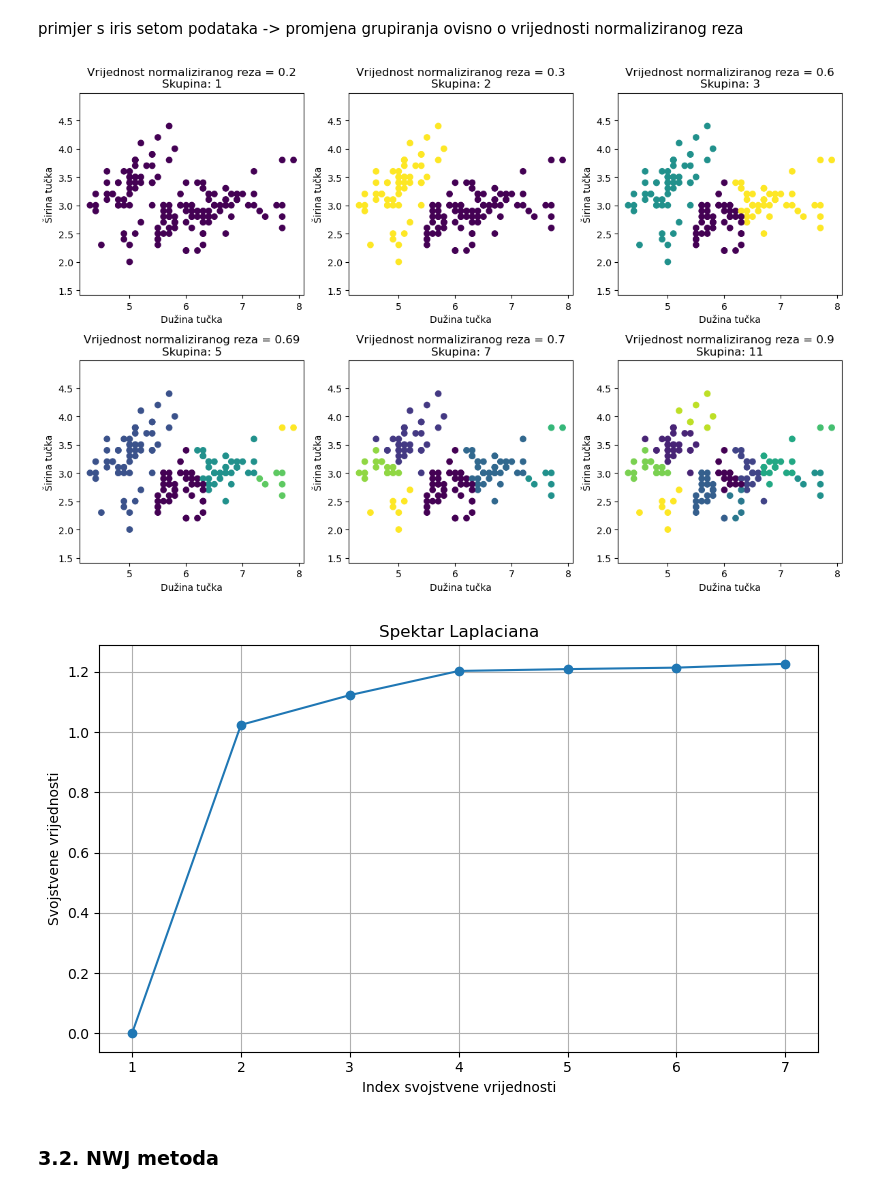
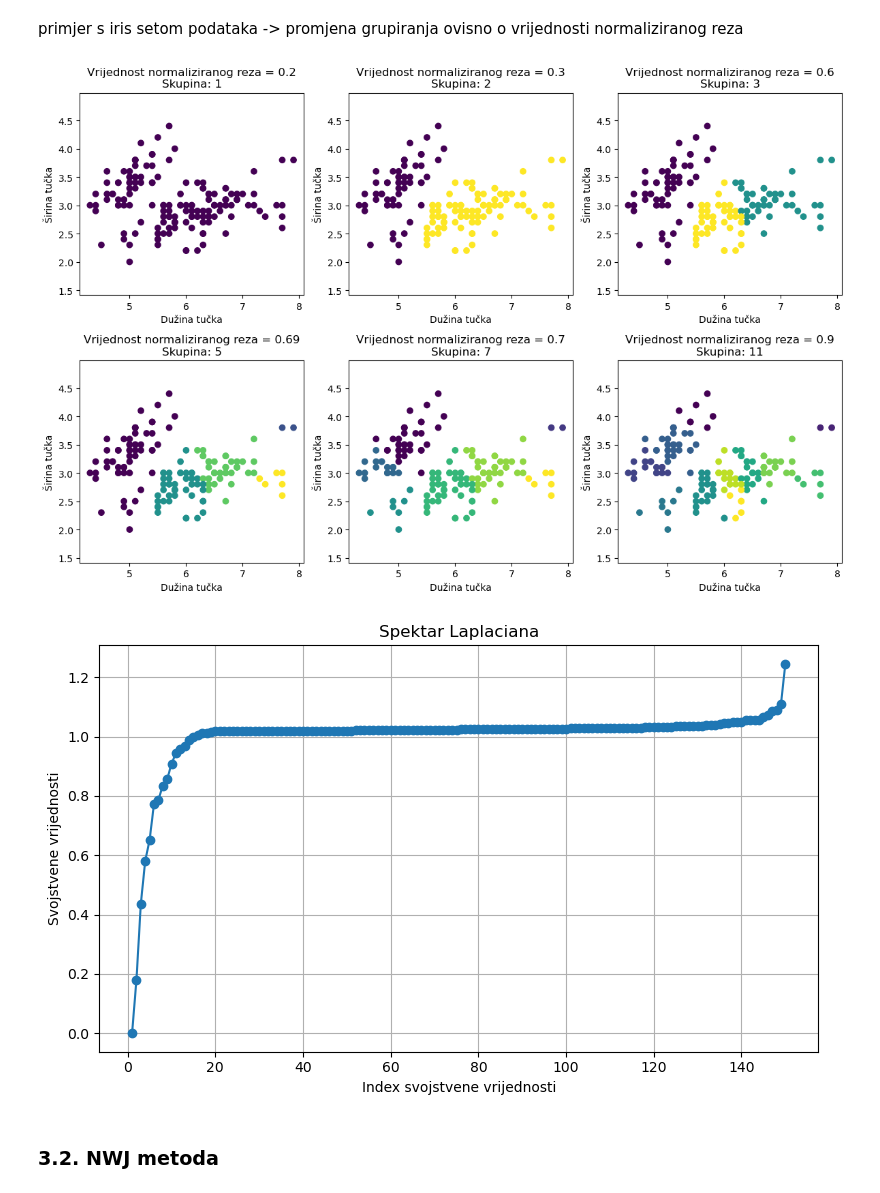
Before and after one commit to antoniamstr1/diplomski_rad, a Jupyter notebook: Spektralno_grupiranje.ipynb, the cells around one changed output. Drawn from its saved outputs; the diff is of its cells as text; code cells hidden in the pictures.

```diff
--- a/Spektralno_grupiranje.ipynb
+++ b/Spektralno_grupiranje.ipynb
@@ -549,11 +546,0 @@ primjer na set nelinearnom setu podataka - drugi algoritmi ne bi mogli tako podi
-# %%
-from sklearn.datasets import make_moons
-
-X, y = make_moons(n_samples=200, noise=0.05, random_state=42)
-# vizualizacija
-A, D, L = Laplace_matrix(X)
-eigvals, eigvecs, fiedler_vector, clusters = fiedler_vector_clusters(L)
-plt.figure(figsize=(8, 6))
-plt.scatter(X[:, 0], X[:, 1], c=clusters)
-plt.title("Obično spektralno grupiranje")
-plt.show()
@@ -775,0 +763,21 @@ Fiedlerov vektor:
+# %%
+""" dodatne formule za iris set podataka """
+def compute_similarity_matrix_2d_gauss(data, sigma_X):
+    n = len(data)
+    A = np.zeros((n, n))
+    distances = squareform(pdist(data))
+    A = np.exp(-distances**2 / (2 * sigma_X**2))
+    for i in range(n):
+        for j in range(i + 1, n):
+            dist_sq = np.linalg.norm(data[i] - data[j]) ** 2
+            w_ij = np.exp(-dist_sq / (2 * sigma_X ** 2))
+            A[i, j] = w_ij
+            A[j, i] = w_ij
+    np.fill_diagonal(A, 0)
+    return A
+
+def compute_laplacian_normalized(W):
+        D = np.diag(np.sum(W, axis=1))
+        D_inv_sqrt = np.diag([1.0 / np.sqrt(d) if d != 0 else 0 for d in np.diag(D)]) # D^1/2
+        L = D_inv_sqrt @ (D - W) @ D_inv_sqrt
+        return L
@@ -783,6 +930,7 @@ SpectralClusteringSM = SMAlgorithm.SpectralClusteringSM
 # %% [markdown]
 primjer Fiedlerovog vektora na set u 10 točaka
 # %%
+
 import matplotlib.pyplot as plt
 from sklearn.datasets import load_iris
 
@@ -795,10 +943,13 @@ model = SpectralClusteringSM(
         ncut_max=0.2
     )
 clusters = model.segment_2d(X)
+
 print('Početni sortirani podatci prema Fiedlerovom vektoru:', model.sorted_indexes[0])
-for i, vec in enumerate(model.fiedler_vectors):
+for i, (vec, n_cut) in enumerate(zip(model.fiedler_vectors, model.all_ncut_values)):
     rounded_vec = np.round(vec, 3)
     print(f"Fiedlerov vektor iteracija {i}.: {rounded_vec}")
+    n_cut_rounded = np.round(n_cut, 3)
+    print(f"Vrijednost norm.reza {i}.: {n_cut_rounded}")
 for i, split in enumerate(model.splits):
     rounded_vec = np.round(vec, 3)
     print(f"Pozicija: min vrijednost norm. reza => {split}")
@@ -893,6 +1047,10 @@ primjer s iris setom podataka -> promjena grupiranja ovisno o vrijednosti normal
 import numpy as np
 import matplotlib.pyplot as plt
 from sklearn.datasets import load_iris
+
+import SMAlgorithm
+importlib.reload(SMAlgorithm)
+SpectralClusteringSM = SMAlgorithm.SpectralClusteringSM
 
 # Učitaj iris dataset
 iris = load_iris()
@@ -905,36 +1063,36 @@ n_cols = 3
 n_rows = 2
 plt.figure(figsize=(4 * n_cols, 4 * n_rows))
 
 current_num_of_clusters = 0
 for i, ncut in enumerate(ncut_values):
     model = SpectralClusteringSM(
         sigma_X=0.5,
         ncut_max=ncut
     )
     clusters = model.segment_2d(X)
 
     plt.subplot(n_rows, n_cols, i+1)
     plt.scatter(X[:, 0], X[:, 1], c=clusters, cmap='viridis')
     plt.title(f'Vrijednost normaliziranog reza = {np.round(ncut,2)}\nSkupina: {len(np.unique(clusters))}')
     plt.xlabel('Dužina tučka')
     plt.ylabel('Širina tučka')
     plt.axis('equal')
 
 plt.tight_layout()
 plt.show()
 
 
 plt.figure(figsize=(8,5))
-plt.plot(np.arange(1, len(model.eigvals)+1), model.eigvals, 'o-')
+plt.plot(np.arange(1, len(model.all_eigenvals[0])+1), model.all_eigenvals[0], 'o-')
 plt.title('Spektar Laplaciana')
 plt.xlabel('Index svojstvene vrijednosti')
 plt.ylabel('Svojstvene vrijednosti')
 plt.grid(True)
 plt.tight_layout()
 plt.show()
 # %% [output]
-[figure, old version]
+[figure, new version]
-[figure, old version]
+[figure, new version]
 # %% [markdown]
 ### 3.2. NWJ metoda
 # %%
```
Also changed, not shown: parts of 31 cells of this notebook, 24 other files.
